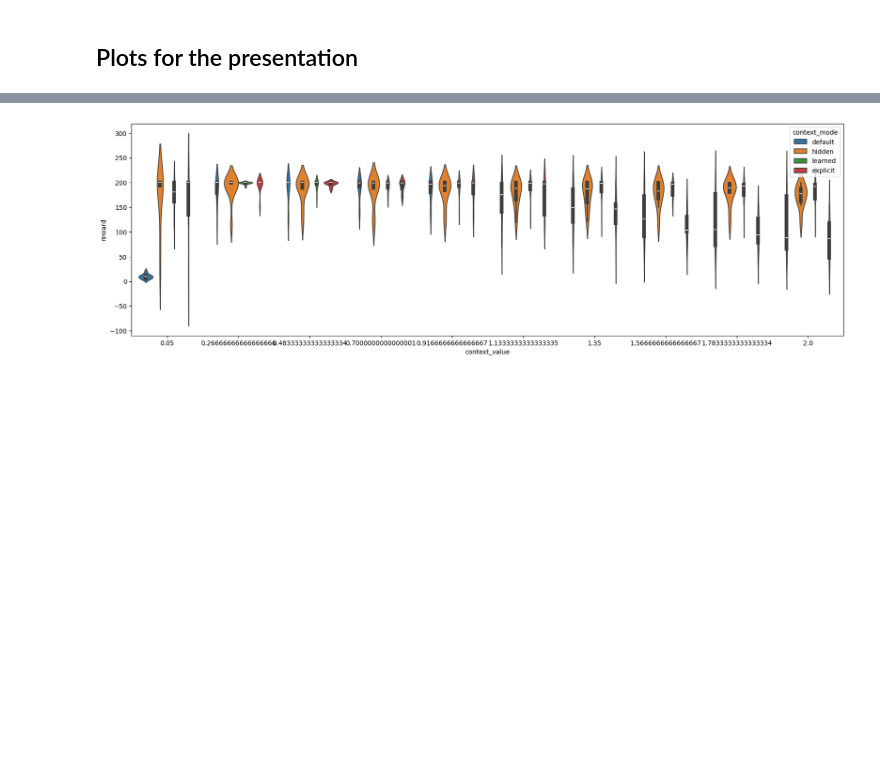
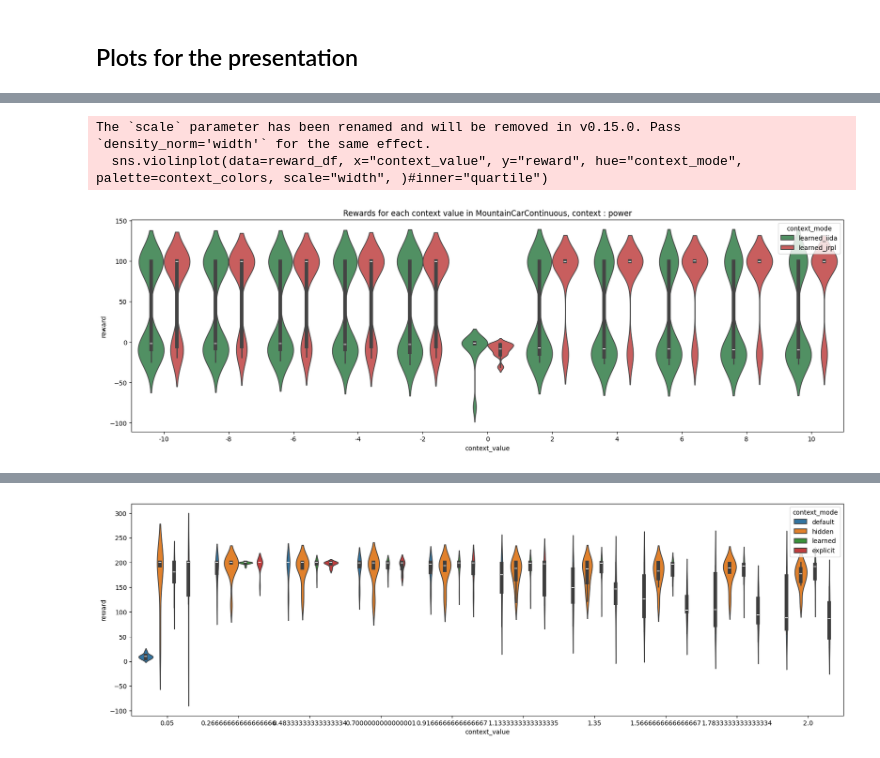
Before and after one commit to tidiane-camaret/contextual_rl_zero_shot, a Jupyter notebook: scripts/plot_eval_rewards.ipynb, the cells around one changed output, grey strips where cells are left out. Saved outputs shown, nothing was run; the diff lists cells and outputs as text; code cells hidden in the pictures; blank space fills up the shorter version.

```diff
--- a/scripts/plot_eval_rewards.ipynb
+++ b/scripts/plot_eval_rewards.ipynb
@@ -122,0 +147,14 @@ plot_rewards("results/hydra/multirun/2024-02-03/12-49-45",
+# %%
+# Env: CARLMountainCarContinuous, context: power, total_timesteps: 30000
+# train_env : [-5, -3, -1, 1, 3, 5]
+# test_env :  [-10, -8, -6, -4, -2, 0, 2, 4, 6, 8, 10]
+plot_rewards("results/hydra/multirun/2024-02-09/18-52-53",
+             context_modes = ["learned_iida", "learned_jrpl"],
+                context_colors = colors,
+             #train_values=[0.00742415, 0.01238423, 0.02065813, 0.03445984, 0.05748248],
+            #eval_values=[0.002     , 0.0033362 , 0.00556512, 0.00928318, 0.01548527, 0.02583099, 0.04308869, 0.07187627, 0.11989685, 0.2       ],
+            environment_name="MountainCarContinuous, context : power")
+# %% [output]
+The `scale` parameter has been renamed and will be removed in v0.15.0. Pass `density_norm='width'` for the same effect.
+  sns.violinplot(data=reward_df, x="context_value", y="reward", hue="context_mode", palette=context_colors, scale="width", )#inner="quartile")
+[figure, added]
```
Also changed, not shown: parts of 7 cells of this notebook, 30 other files.
